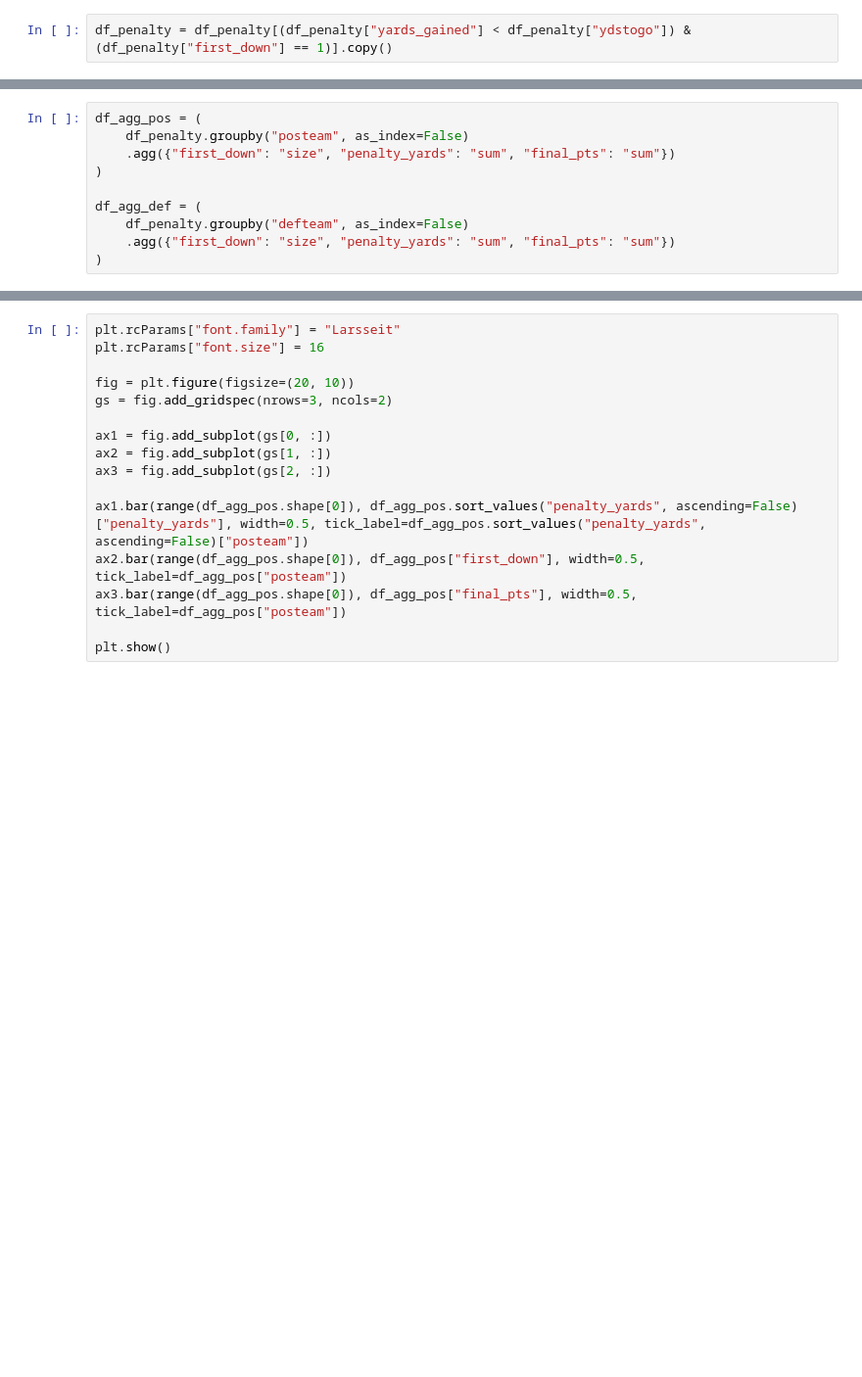
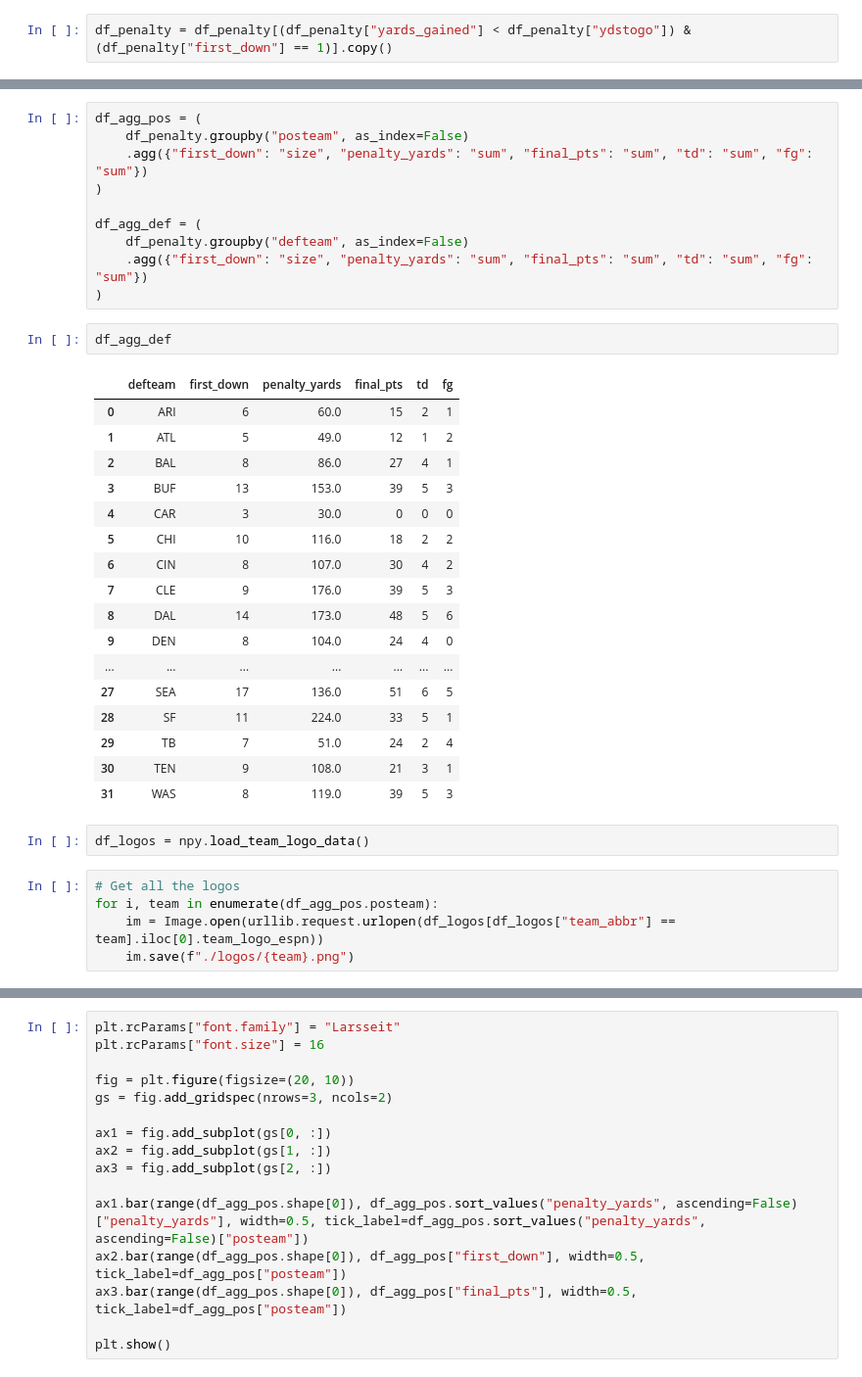
Before and after one commit to naveenv92/nfl-infographics, a Jupyter notebook: source/third_down_penalties/third_down_penalties.ipynb, the cells around one changed output, grey strips where cells are left out. Shown: that part at 98% size. Saved outputs shown, nothing was run; the diff lists cells and outputs as text; blank space fills up the shorter version.

```diff
--- a/source/third_down_penalties/third_down_penalties.ipynb
+++ b/source/third_down_penalties/third_down_penalties.ipynb
@@ -114,10 +121,37 @@ df_penalty[[
 # %%
 df_agg_pos = (
     df_penalty.groupby("posteam", as_index=False)
-    .agg({"first_down": "size", "penalty_yards": "sum", "final_pts": "sum"})
+    .agg({"first_down": "size", "penalty_yards": "sum", "final_pts": "sum", "td": "sum", "fg": "sum"})
 )
 
 df_agg_def = (
     df_penalty.groupby("defteam", as_index=False)
-    .agg({"first_down": "size", "penalty_yards": "sum", "final_pts": "sum"})
+    .agg({"first_down": "size", "penalty_yards": "sum", "final_pts": "sum", "td": "sum", "fg": "sum"})
 )
+# %%
+df_agg_def
+# %% [output]
+|  | defteam | first_down | penalty_yards | final_pts | td | fg |
+| 0 | ARI | 6 | 60.0 | 15 | 2 | 1 |
+| 1 | ATL | 5 | 49.0 | 12 | 1 | 2 |
+| 2 | BAL | 8 | 86.0 | 27 | 4 | 1 |
+| 3 | BUF | 13 | 153.0 | 39 | 5 | 3 |
+| 4 | CAR | 3 | 30.0 | 0 | 0 | 0 |
+| 5 | CHI | 10 | 116.0 | 18 | 2 | 2 |
+| 6 | CIN | 8 | 107.0 | 30 | 4 | 2 |
+| 7 | CLE | 9 | 176.0 | 39 | 5 | 3 |
+| 8 | DAL | 14 | 173.0 | 48 | 5 | 6 |
+| 9 | DEN | 8 | 104.0 | 24 | 4 | 0 |
+| ... | ... | ... | ... | ... | ... | ... |
+| 27 | SEA | 17 | 136.0 | 51 | 6 | 5 |
+| 28 | SF | 11 | 224.0 | 33 | 5 | 1 |
+| 29 | TB | 7 | 51.0 | 24 | 2 | 4 |
+| 30 | TEN | 9 | 108.0 | 21 | 3 | 1 |
+| 31 | WAS | 8 | 119.0 | 39 | 5 | 3 |
+# %%
+df_logos = npy.load_team_logo_data()
+# %%
+# Get all the logos
+for i, team in enumerate(df_agg_pos.posteam):
+    im = Image.open(urllib.request.urlopen(df_logos[df_logos["team_abbr"] == team].iloc[0].team_logo_espn))
+    im.save(f"./logos/{team}.png")
```
Also changed, not shown: parts of 7 cells of this notebook, 1 other file.
